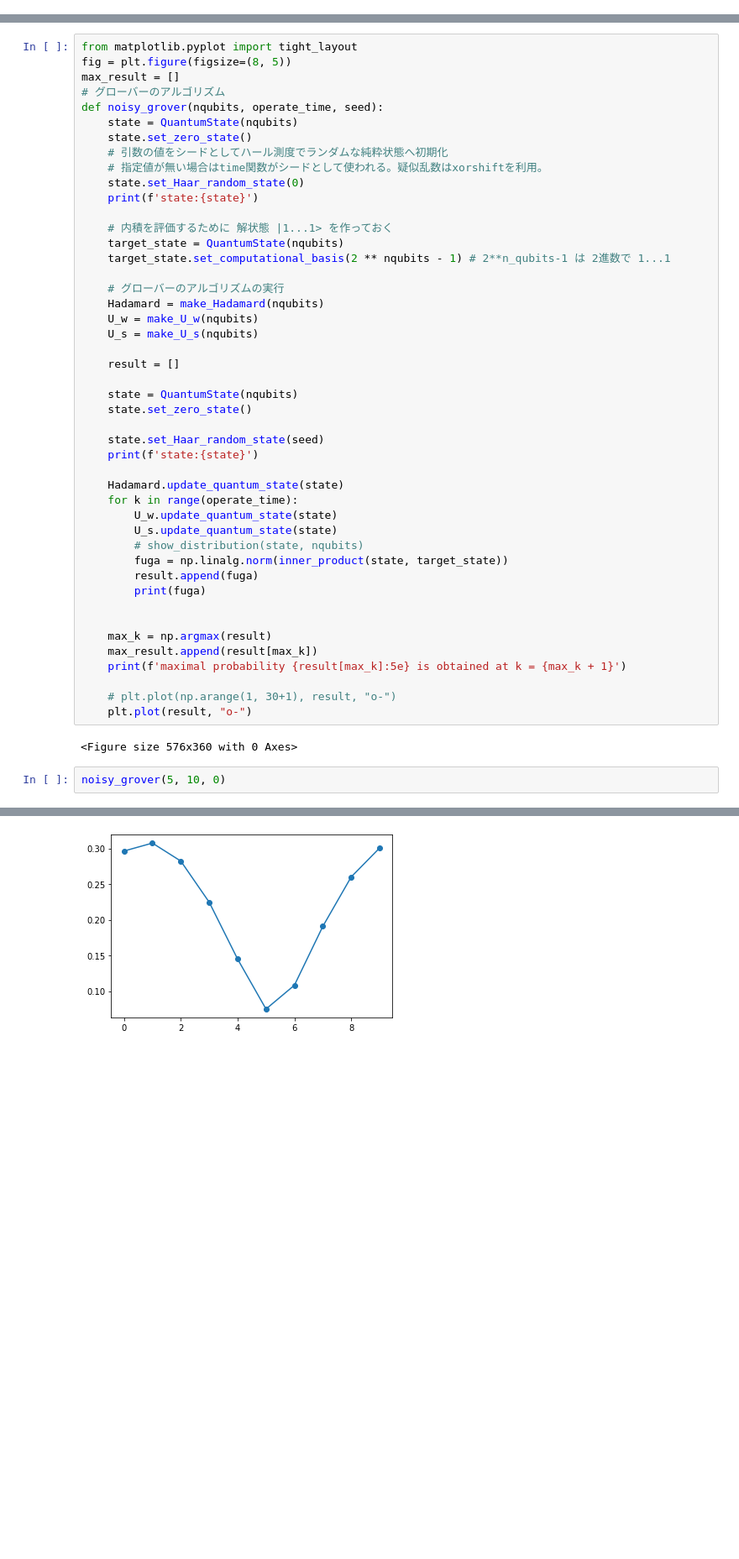
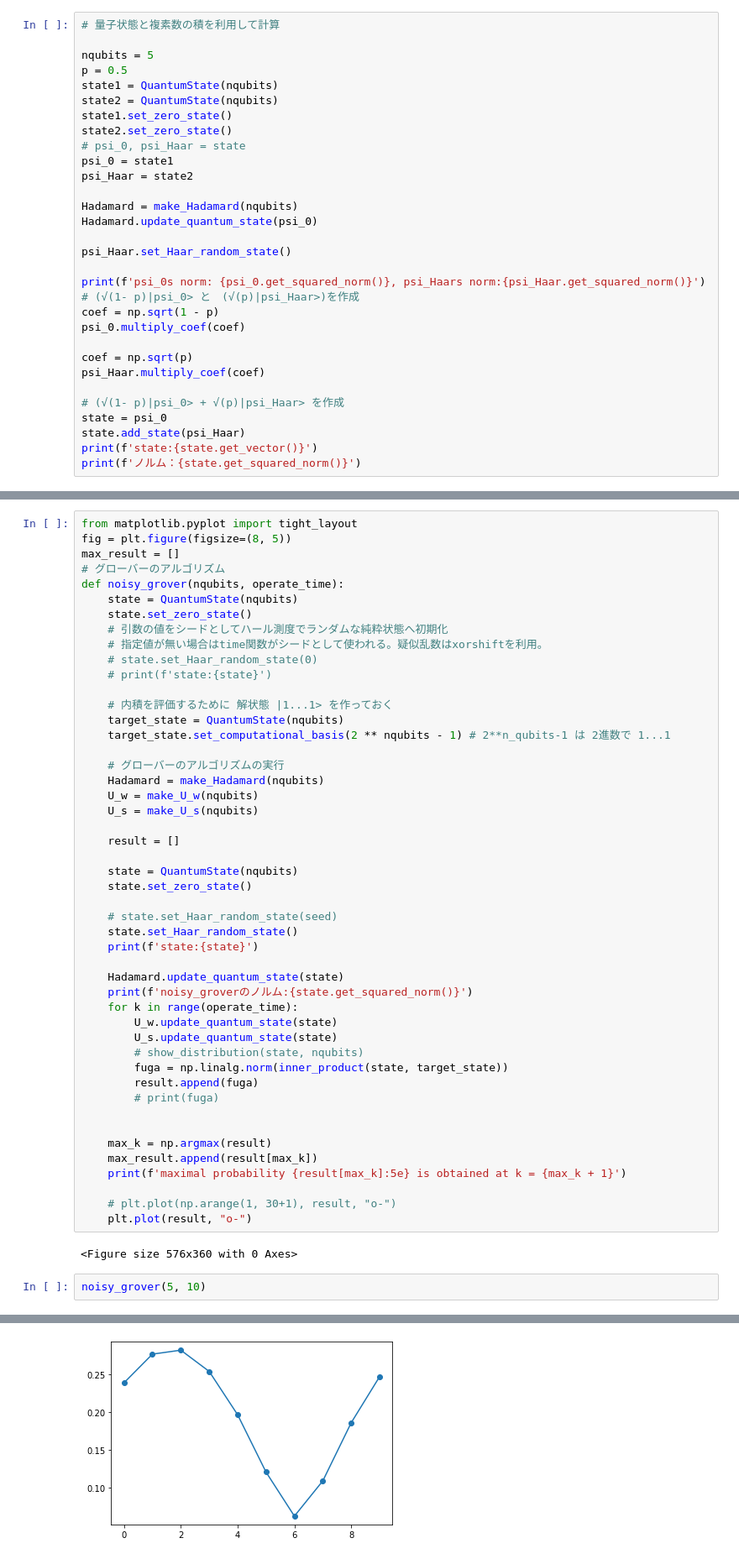
Before and after one commit to KaitoMuraoka/BasicQuantumAlgorithm, a Jupyter notebook: main/Second.ipynb, the cells around one changed output, grey strips where cells are left out. Shown at 84% size. Cells and saved outputs as stored; diff of their text form; blank space fills up the shorter version.

```diff
--- a/main/Second.ipynb
+++ b/main/Second.ipynb
@@ -156,0 +191,31 @@ maximal probability 9.995911e-01 is obtained at k = 4
+# %%
+# 量子状態と複素数の積を利用して計算
+
+nqubits = 5
+p = 0.5
+state1 = QuantumState(nqubits)
+state2 = QuantumState(nqubits)
+state1.set_zero_state()
+state2.set_zero_state()
+# psi_0, psi_Haar = state
+psi_0 = state1
+psi_Haar = state2
+
+Hadamard = make_Hadamard(nqubits)
+Hadamard.update_quantum_state(psi_0)
+
+psi_Haar.set_Haar_random_state()
+
+print(f'psi_0s norm: {psi_0.get_squared_norm()}, psi_Haars norm:{psi_Haar.get_squared_norm()}')
+# (√(1- p)|psi_0> と　(√(p)|psi_Haar>)を作成
+coef = np.sqrt(1 - p)
+psi_0.multiply_coef(coef)
+
+coef = np.sqrt(p)
+psi_Haar.multiply_coef(coef)
+
+# (√(1- p)|psi_0> + √(p)|psi_Haar> を作成
+state = psi_0
+state.add_state(psi_Haar)
+print(f'state:{state.get_vector()}')
+print(f'ノルム：{state.get_squared_norm()}')
@@ -159,13 +246,13 @@ from matplotlib.pyplot import tight_layout
 fig = plt.figure(figsize=(8, 5))
 max_result = []
 # グローバーのアルゴリズム
-def noisy_grover(nqubits, operate_time, seed):
+def noisy_grover(nqubits, operate_time):
     state = QuantumState(nqubits)
     state.set_zero_state()
     # 引数の値をシードとしてハール測度でランダムな純粋状態へ初期化
     # 指定値が無い場合はtime関数がシードとして使われる。疑似乱数はxorshiftを利用。
-    state.set_Haar_random_state(0)
-    print(f'state:{state}')
+    # state.set_Haar_random_state(0)
+    # print(f'state:{state}')
 
     # 内積を評価するために 解状態 |1...1> を作っておく
     target_state = QuantumState(nqubits)
@@ -181,17 +268,19 @@ def noisy_grover(nqubits, operate_time, seed):
     state = QuantumState(nqubits)
     state.set_zero_state()
 
-    state.set_Haar_random_state(seed)
+    # state.set_Haar_random_state(seed)
+    state.set_Haar_random_state()
     print(f'state:{state}')
 
     Hadamard.update_quantum_state(state)
+    print(f'noisy_groverのノルム:{state.get_squared_norm()}')
     for k in range(operate_time):
         U_w.update_quantum_state(state)
         U_s.update_quantum_state(state)
         # show_distribution(state, nqubits)
         fuga = np.linalg.norm(inner_product(state, target_state))
         result.append(fuga)
-        print(fuga)
+        # print(fuga)
 
 
     max_k = np.argmax(result)
@@ -203,7 +292,7 @@ def noisy_grover(nqubits, operate_time, seed):
 # %% [output]
 <Figure size 576x360 with 0 Axes>
 # %%
-noisy_grover(5, 10, 0)
+noisy_grover(5, 10)
 # %% [output]
 state: *** Quantum State ***
  * Qubit Count : 5
@@ -225 +314 @@ maximal probability 3.075497e-01 is obtained at k = 2
-[figure, old version]
+[figure, new version]
```
Also changed, not shown: parts of 8 cells of this notebook.
